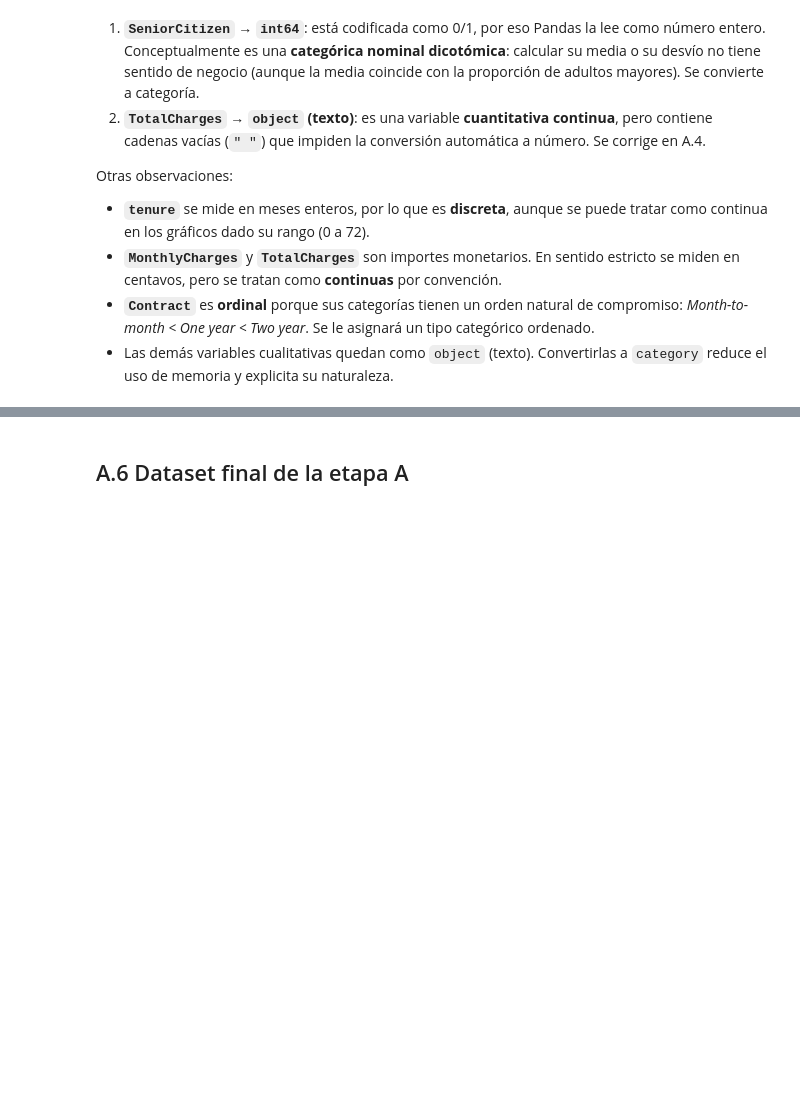
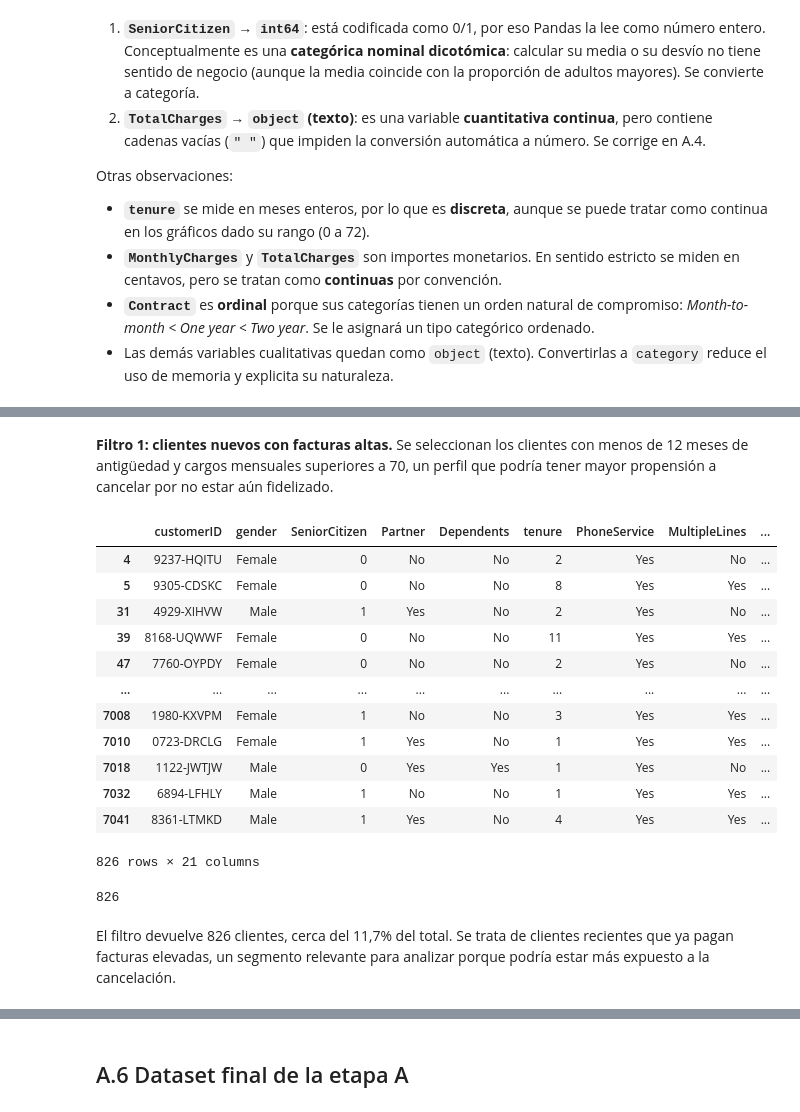
Before and after one commit to Lea-2005/tpi-analisis-de-datos-grupo-3, a Jupyter notebook: notebooks/TPI_Analisis_de_Datos.ipynb, the cells around one changed output, grey strips where cells are left out. Cells and saved outputs as stored; diff of their text form; code cells hidden in the pictures; blank space fills up the shorter version.

```diff
--- a/notebooks/TPI_Analisis_de_Datos.ipynb
+++ b/notebooks/TPI_Analisis_de_Datos.ipynb
@@ -315,0 +212,30 @@ Nulos restantes en todo el dataset: 0
+# %% [markdown]
+**Filtro 1: clientes nuevos con facturas altas.** Se seleccionan los clientes con
+menos de 12 meses de antigüedad y cargos mensuales superiores a 70, un perfil que
+podría tener mayor propensión a cancelar por no estar aún fidelizado.
+# %%
+
+nuevos_caros = df[(df["tenure"] < 12) & (df["MonthlyCharges"] > 70)]
+nuevos_caros
+# %% [output]
+|  | customerID | gender | SeniorCitizen | Partner | Dependents | tenure | PhoneService | MultipleLines | ... |
+| 4 | 9237-HQITU | Female | 0 | No | No | 2 | Yes | No | ... |
+| 5 | 9305-CDSKC | Female | 0 | No | No | 8 | Yes | Yes | ... |
+| 31 | 4929-XIHVW | Male | 1 | Yes | No | 2 | Yes | No | ... |
+| 39 | 8168-UQWWF | Female | 0 | No | No | 11 | Yes | Yes | ... |
+| 47 | 7760-OYPDY | Female | 0 | No | No | 2 | Yes | No | ... |
+| ... | ... | ... | ... | ... | ... | ... | ... | ... | ... |
+| 7008 | 1980-KXVPM | Female | 1 | No | No | 3 | Yes | Yes | ... |
+| 7010 | 0723-DRCLG | Female | 1 | Yes | No | 1 | Yes | Yes | ... |
+| 7018 | 1122-JWTJW | Male | 0 | Yes | Yes | 1 | Yes | No | ... |
+| 7032 | 6894-LFHLY | Male | 1 | No | No | 1 | Yes | Yes | ... |
+| 7041 | 8361-LTMKD | Male | 1 | Yes | No | 4 | Yes | Yes | ... |
+826 rows × 21 columns
+# %%
+len(nuevos_caros)
+# %% [output]
+826
+# %% [markdown]
+El filtro devuelve 826 clientes, cerca del 11,7% del total. Se trata de clientes
+recientes que ya pagan facturas elevadas, un segmento relevante para analizar
+porque podría estar más expuesto a la cancelación.
```
Also changed, not shown: parts of 108 cells of this notebook.
